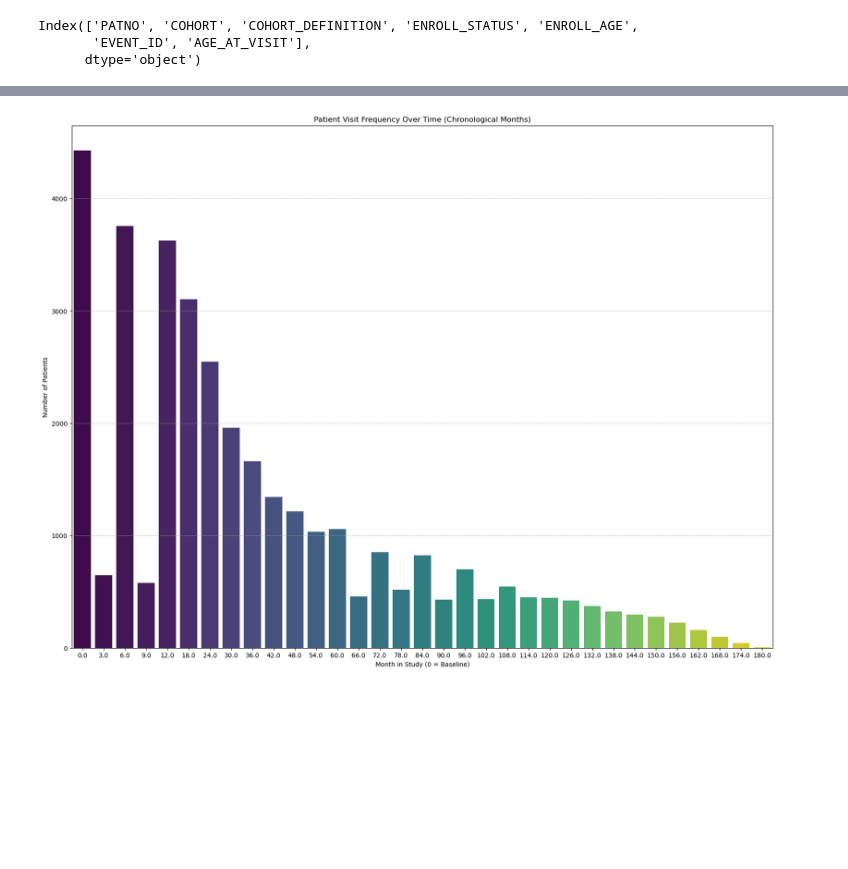
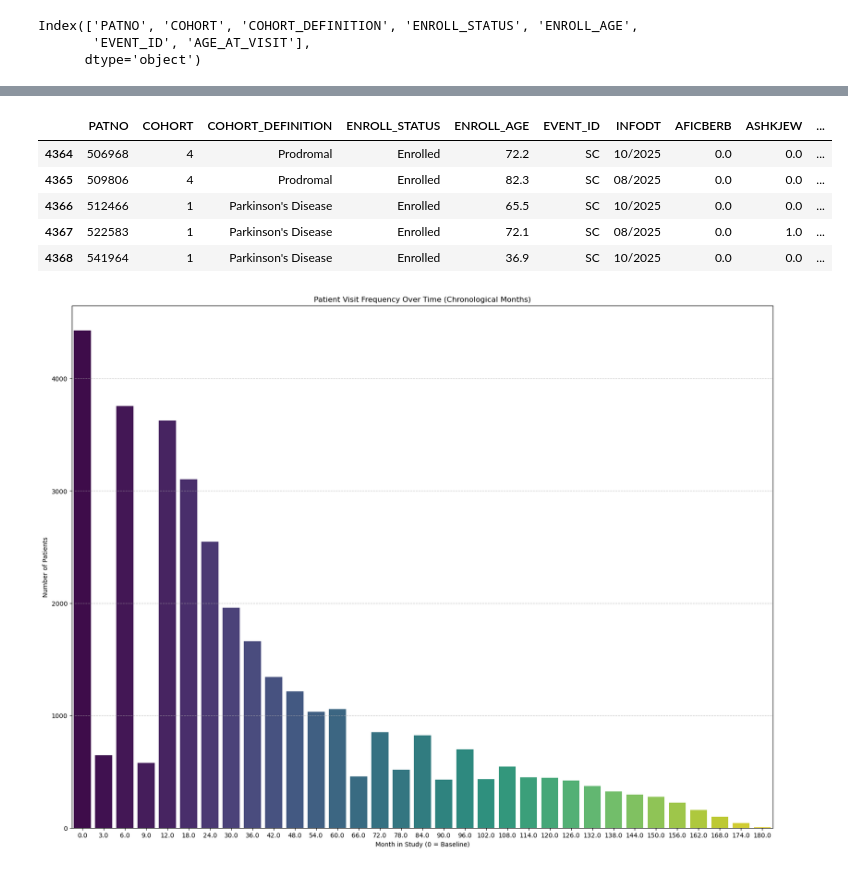
Before and after one commit to vutuongvy101/multimodal-pd-progression, a Jupyter notebook: Experiment/preprocessing/EDA_demographics.ipynb, the cells around one changed output, grey strips where cells are left out. Cells and saved outputs as stored; diff of their text form; code cells hidden in the pictures; blank space fills up the shorter version.

```diff
--- a/Experiment/preprocessing/EDA_demographics.ipynb
+++ b/Experiment/preprocessing/EDA_demographics.ipynb
@@ -160,3 +425,12 @@ Index(['PATNO', 'COHORT', 'COHORT_DEFINITION', 'ENROLL_STATUS', 'ENROLL_AGE',
+# %%
+demographic_df.tail()
+# %% [output]
+|  | PATNO | COHORT | COHORT_DEFINITION | ENROLL_STATUS | ENROLL_AGE | EVENT_ID | INFODT | AFICBERB | ASHKJEW | ... |
+| 4364 | 506968 | 4 | Prodromal | Enrolled | 72.2 | SC | 10/2025 | 0.0 | 0.0 | ... |
+| 4365 | 509806 | 4 | Prodromal | Enrolled | 82.3 | SC | 08/2025 | 0.0 | 0.0 | ... |
+| 4366 | 512466 | 1 | Parkinson's Disease | Enrolled | 65.5 | SC | 10/2025 | 0.0 | 0.0 | ... |
+| 4367 | 522583 | 1 | Parkinson's Disease | Enrolled | 72.1 | SC | 08/2025 | 0.0 | 1.0 | ... |
+| 4368 | 541964 | 1 | Parkinson's Disease | Enrolled | 36.9 | SC | 10/2025 | 0.0 | 0.0 | ... |
 # %%
 # Function to map EVENT_ID to Month using code list annotated CSV
 def get_ppmi_event_months(code_list_path, mod_name='_ALL'):
```
Also changed, not shown: parts of 4 cells of this notebook, 4 other files.
